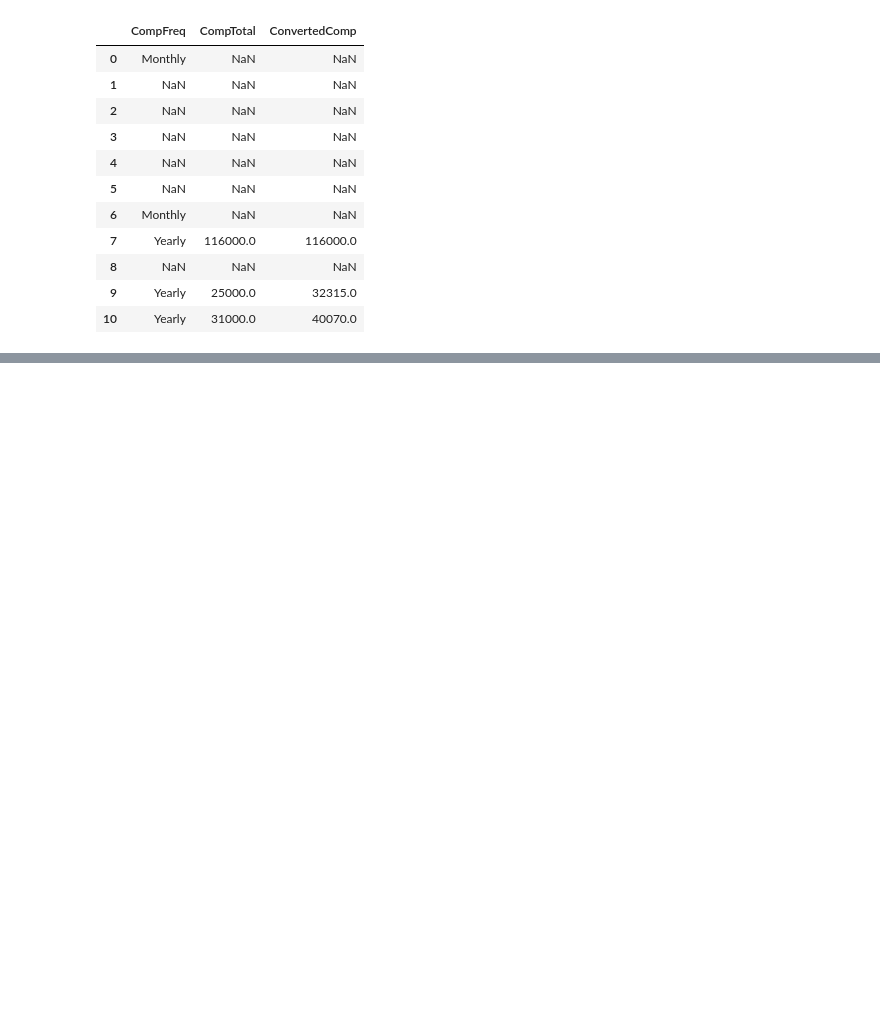
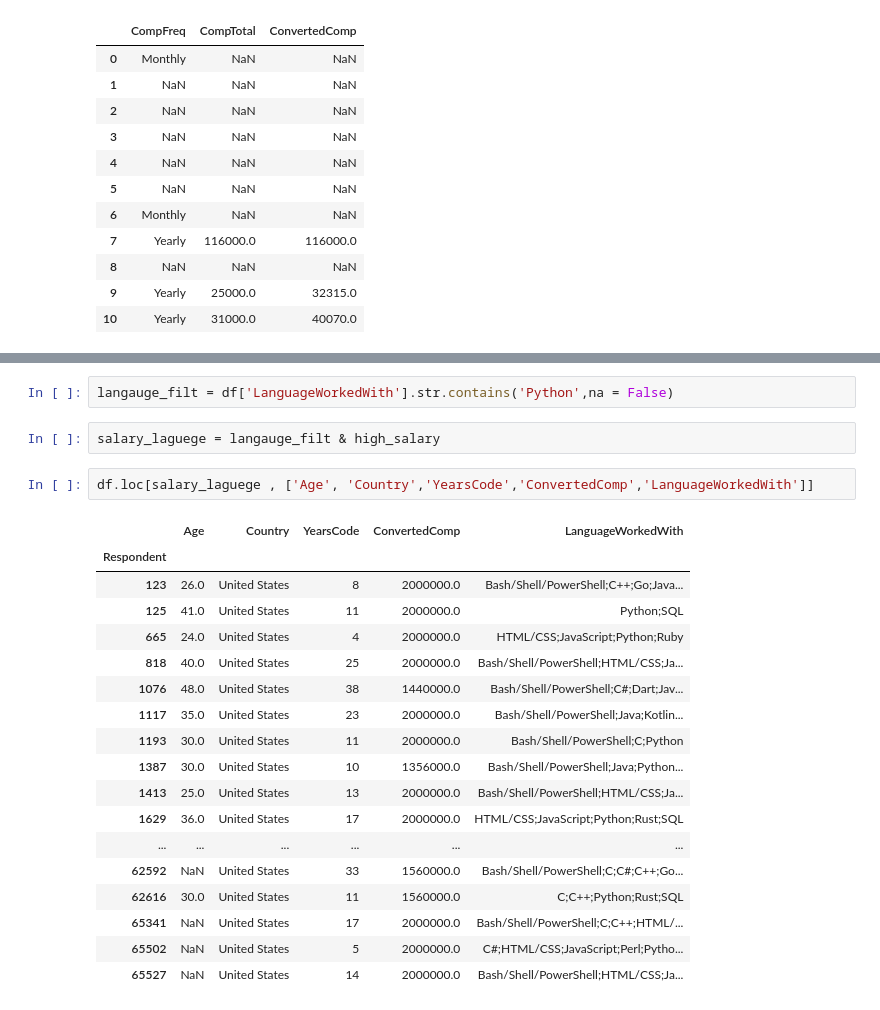
Before and after one commit to Pranav-India/Pandas, a Jupyter notebook: load_data.ipynb, the cells around one changed output, grey strips where cells are left out. Drawn from its saved outputs; the diff is of its cells as text; blank space fills up the shorter version.

```diff
--- a/load_data.ipynb
+++ b/load_data.ipynb
@@ -149,0 +276,25 @@ df.loc[0:10 , 'CompFreq':'ConvertedComp']
+# %%
+langauge_filt = df['LanguageWorkedWith'].str.contains('Python',na = False)
+# %%
+salary_laguege = langauge_filt & high_salary
+# %%
+df.loc[salary_laguege , ['Age', 'Country','YearsCode','ConvertedComp','LanguageWorkedWith']]
+# %% [output]
+|  | Age | Country | YearsCode | ConvertedComp | LanguageWorkedWith |
+| Respondent |  |  |  |  |  |
+| 123 | 26.0 | United States | 8 | 2000000.0 | Bash/Shell/PowerShell;C++;Go;Java... |
+| 125 | 41.0 | United States | 11 | 2000000.0 | Python;SQL |
+| 665 | 24.0 | United States | 4 | 2000000.0 | HTML/CSS;JavaScript;Python;Ruby |
+| 818 | 40.0 | United States | 25 | 2000000.0 | Bash/Shell/PowerShell;HTML/CSS;Ja... |
+| 1076 | 48.0 | United States | 38 | 1440000.0 | Bash/Shell/PowerShell;C#;Dart;Jav... |
+| 1117 | 35.0 | United States | 23 | 2000000.0 | Bash/Shell/PowerShell;Java;Kotlin... |
+| 1193 | 30.0 | United States | 11 | 2000000.0 | Bash/Shell/PowerShell;C;Python |
+| 1387 | 30.0 | United States | 10 | 1356000.0 | Bash/Shell/PowerShell;Java;Python... |
+| 1413 | 25.0 | United States | 13 | 2000000.0 | Bash/Shell/PowerShell;HTML/CSS;Ja... |
+| 1629 | 36.0 | United States | 17 | 2000000.0 | HTML/CSS;JavaScript;Python;Rust;SQL |
+| ... | ... | ... | ... | ... | ... |
+| 62592 | NaN | United States | 33 | 1560000.0 | Bash/Shell/PowerShell;C;C#;C++;Go... |
+| 62616 | 30.0 | United States | 11 | 1560000.0 | C;C++;Python;Rust;SQL |
+| 65341 | NaN | United States | 17 | 2000000.0 | Bash/Shell/PowerShell;C;C++;HTML/... |
+| 65502 | NaN | United States | 5 | 2000000.0 | C#;HTML/CSS;JavaScript;Perl;Pytho... |
+| 65527 | NaN | United States | 14 | 2000000.0 | Bash/Shell/PowerShell;HTML/CSS;Ja... |
```
Also changed, not shown: parts of 21 cells of this notebook.
